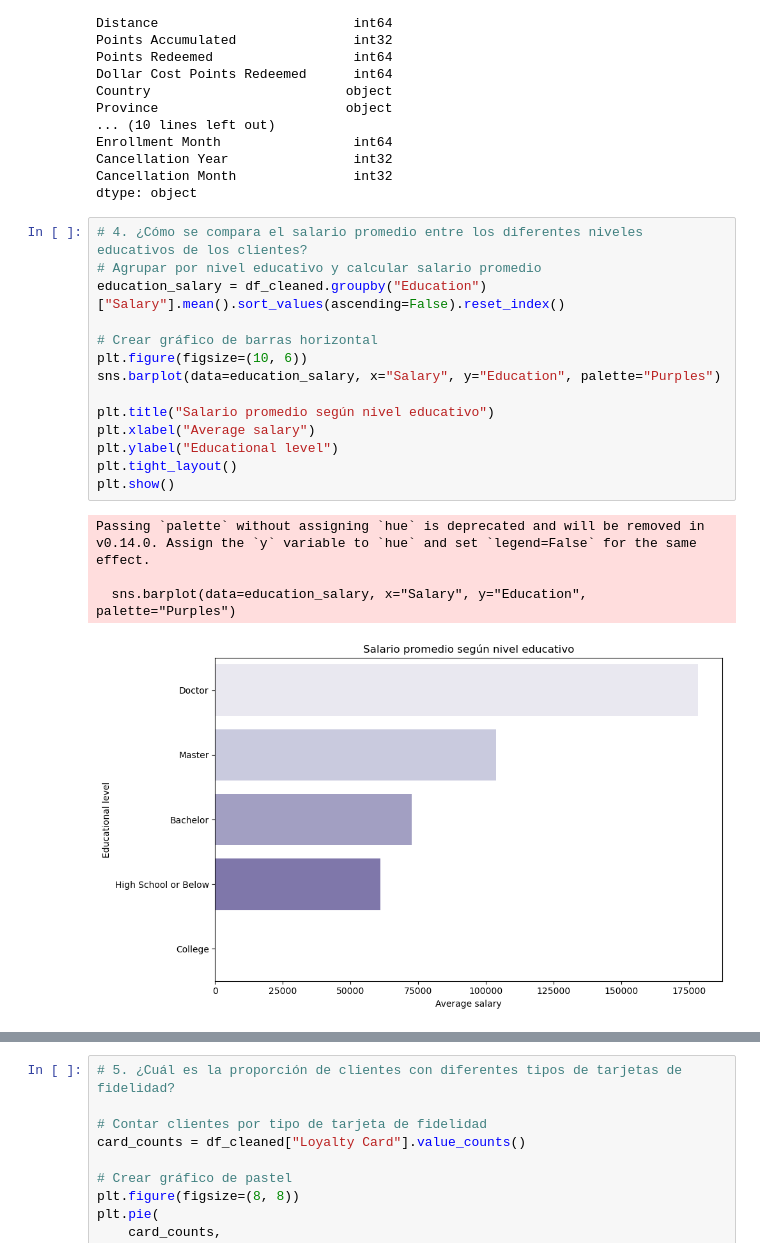
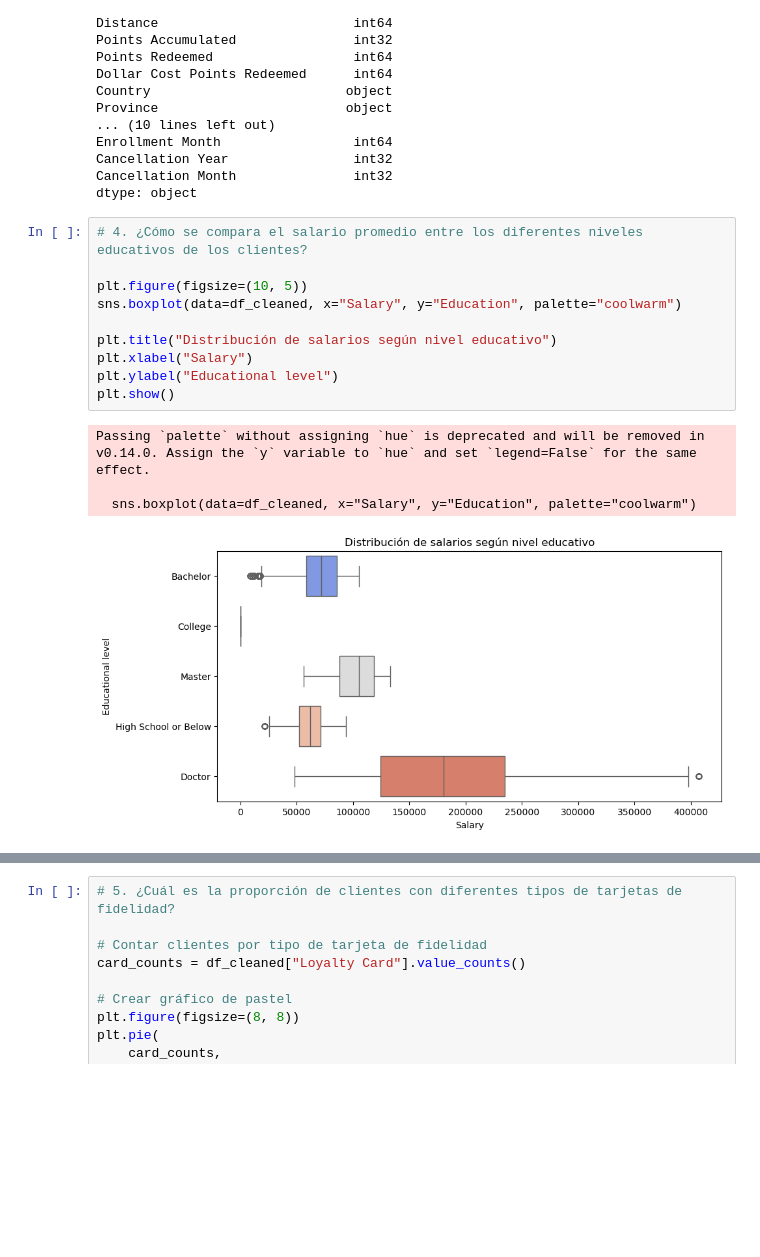
Before and after one commit to Adalab/bda-modulo-3-evaluacion-final-CristinaMSF, a Jupyter notebook: evaluacion_3.ipynb, the cells around one changed output, grey strips where cells are left out. Saved outputs shown, nothing was run; the diff lists cells and outputs as text; blank space fills up the shorter version.

```diff
--- a/evaluacion_3.ipynb
+++ b/evaluacion_3.ipynb
@@ -656,20 +656,16 @@ Cancellation Month               int32
 dtype: object
 # %%
 # 4. ¿Cómo se compara el salario promedio entre los diferentes niveles educativos de los clientes?
-# Agrupar por nivel educativo y calcular salario promedio
-education_salary = df_cleaned.groupby("Education")["Salary"].mean().sort_values(ascending=False).reset_index()
 
-# Crear gráfico de barras horizontal
-plt.figure(figsize=(10, 6))
-sns.barplot(data=education_salary, x="Salary", y="Education", palette="Purples")
+plt.figure(figsize=(10, 5))
+sns.boxplot(data=df_cleaned, x="Salary", y="Education", palette="coolwarm")
 
-plt.title("Salario promedio según nivel educativo")
-plt.xlabel("Average salary")
+plt.title("Distribución de salarios según nivel educativo")
+plt.xlabel("Salary")
 plt.ylabel("Educational level")
-plt.tight_layout()
 plt.show()
 # %% [output]
 Passing `palette` without assigning `hue` is deprecated and will be removed in v0.14.0. Assign the `y` variable to `hue` and set `legend=False` for the same effect.
 
-  sns.barplot(data=education_salary, x="Salary", y="Education", palette="Purples")
+  sns.boxplot(data=df_cleaned, x="Salary", y="Education", palette="coolwarm")
-[figure, old version]
+[figure, new version]
```
Also changed, not shown: parts of 6 cells of this notebook, 1 other file.
